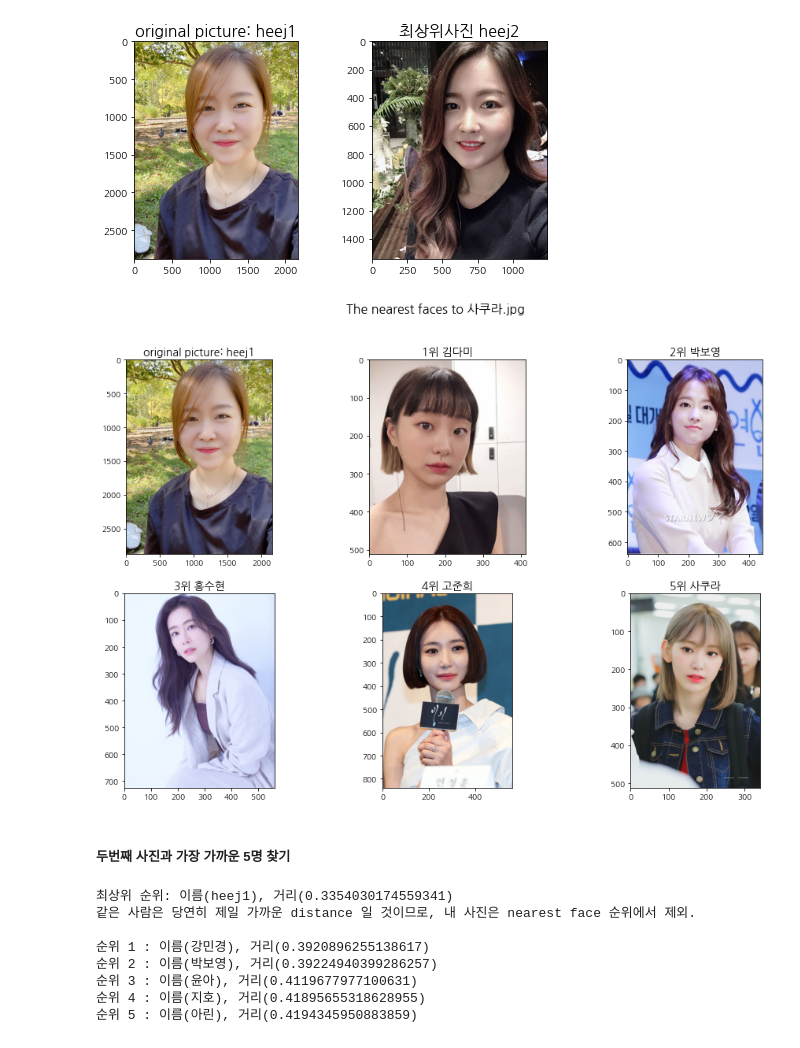
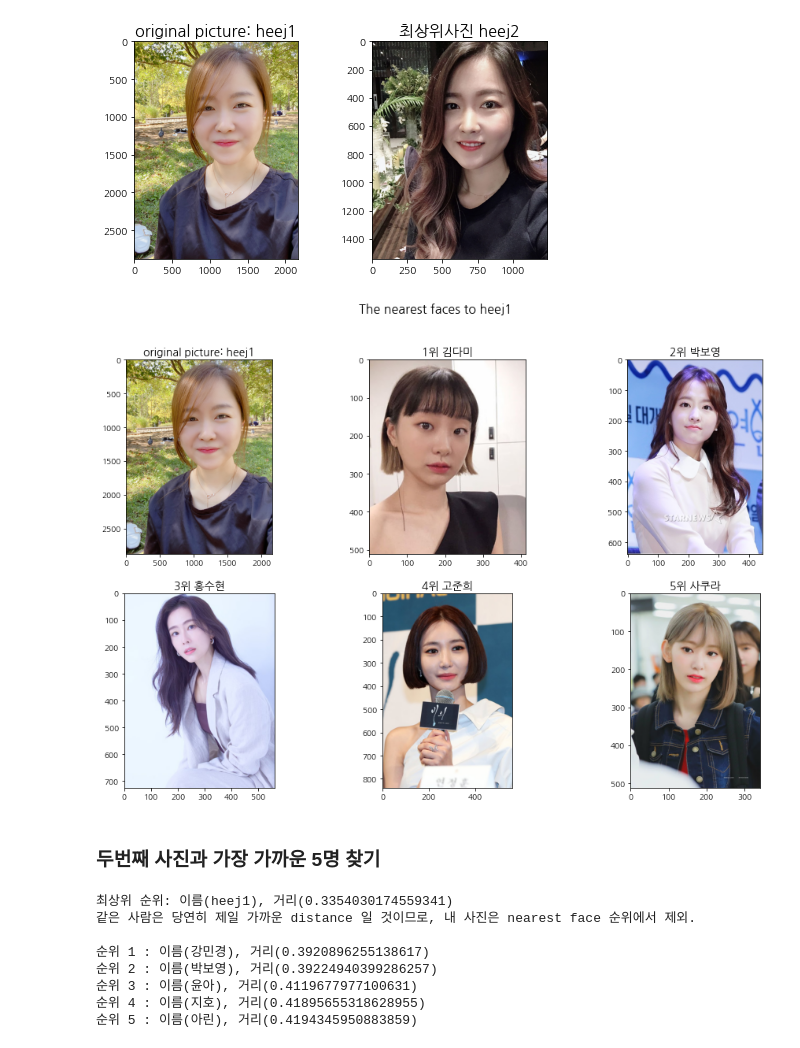
Before and after one commit to ChloeS31/AIFFEL_EXPLORATION, a Jupyter notebook: exploration5.ipynb, the cells around one changed output. Saved outputs shown, nothing was run; the diff lists cells and outputs as text; code cells hidden in the pictures.

Commit message:
Add files via upload
Find Nearest Face
- 287 data used

```diff
--- a/exploration5.ipynb
+++ b/exploration5.ipynb
@@ -125,31 +125,31 @@ plt.close()
 # %%
 plt.cla()   # Clear axis
 plt.clf()   # Clear figure
 plt.close() # Close a figure window
 
 fig, axes = plt.subplots(nrows=2, ncols=3, figsize=(16,10))
 
 for i, ax in enumerate(axes.flatten()):
     if i==0:
         img_path= os.path.join(NF.dir_path, file_name+'.jpg')
         image = img.imread(img_path) #dir_path+'/'+file_list[i])
         ax.imshow(image)
         ax.set_title('original picture: {}'.format(file_name), fontsize=14)
     elif i>0 and i <= len(celeb_list):
         file_name= celeb_list[i-1]+'.jpg'
         img_path= os.path.join(NF.dir_path, file_name)
         image = img.imread(img_path) #dir_path+'/'+file_list[i])
         ax.imshow(image)
         ax.set_title('{}위 {}'.format(i, celeb_list[i-1]), fontsize=14)
-plt.suptitle('The nearest faces to {}'.format(file_name), fontsize=16)
+plt.suptitle('The nearest faces to {}'.format('heej1'), fontsize=16)
 plt.show()
 plt.cla()
 plt.clf()
 plt.close()
 # %% [output]
-[figure, old version]
+[figure, new version]
 # %% [markdown]
-##### 두번째 사진과 가장 가까운 5명 찾기
+### 두번째 사진과 가장 가까운 5명 찾기
 # %%
 file_name= 'heej2'
 celeb_list = NF.get_nearest_face(file_name, 5) ## check
```
Also changed, not shown: parts of 4 cells of this notebook.
